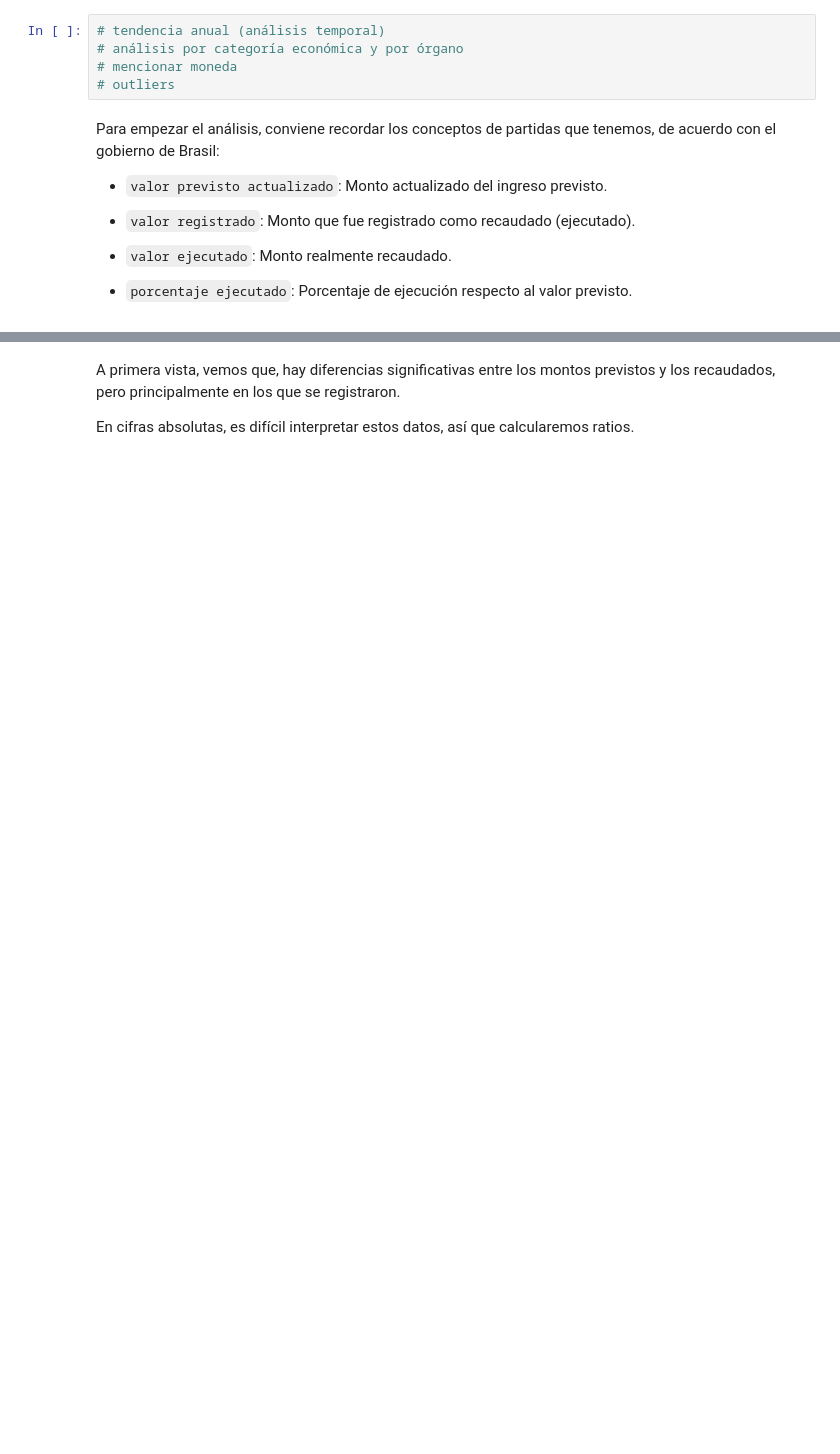
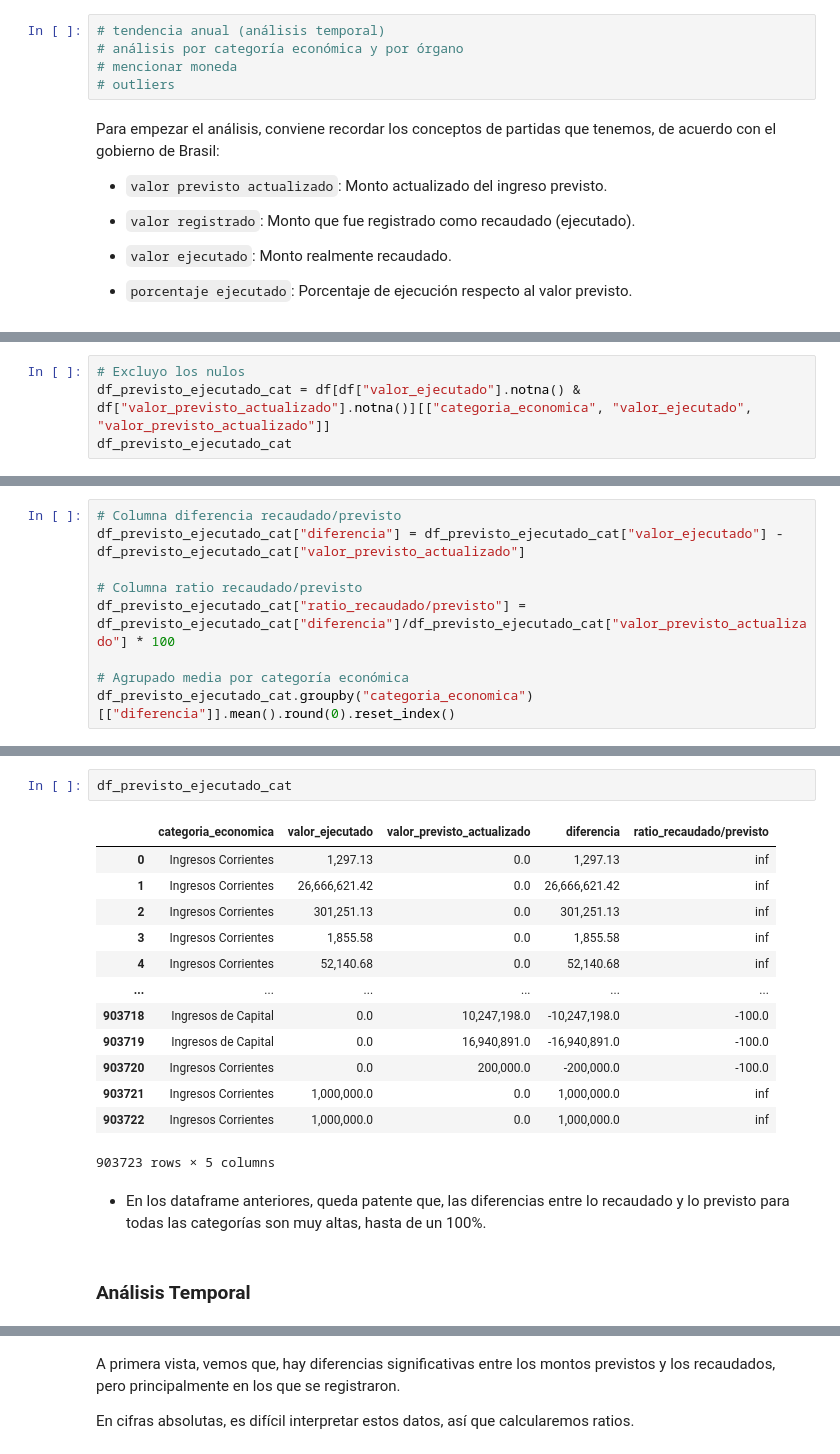
Before and after one commit to davfranco1/Proyecto2-EDA-Ingresos-Publicos-Brasil, a Jupyter notebook: notebooks/3_Análisis-Visualización.ipynb, the cells around one changed output, grey strips where cells are left out. Drawn from its saved outputs; the diff is of its cells as text; blank space fills up the shorter version.

Commit message:
Análisis

```diff
--- a/notebooks/3_Análisis-Visualización.ipynb
+++ b/notebooks/3_Análisis-Visualización.ipynb
@@ -93,0 +149,4 @@ Para empezar el análisis, conviene recordar los conceptos de partidas que tenem
+# %%
+# Excluyo los nulos
+df_previsto_ejecutado_cat = df[df["valor_ejecutado"].notna() & df["valor_previsto_actualizado"].notna()][["categoria_economica", "valor_ejecutado", "valor_previsto_actualizado"]]
+df_previsto_ejecutado_cat
@@ -93,0 +169,9 @@ Para empezar el análisis, conviene recordar los conceptos de partidas que tenem
+# %%
+# Columna diferencia recaudado/previsto
+df_previsto_ejecutado_cat["diferencia"] = df_previsto_ejecutado_cat["valor_ejecutado"] - df_previsto_ejecutado_cat["valor_previsto_actualizado"]
+
+# Columna ratio recaudado/previsto
+df_previsto_ejecutado_cat["ratio_recaudado/previsto"] = df_previsto_ejecutado_cat["diferencia"]/df_previsto_ejecutado_cat["valor_previsto_actualizado"] * 100
+
+# Agrupado media por categoría económica
+df_previsto_ejecutado_cat.groupby("categoria_economica")[["diferencia"]].mean().round(0).reset_index()
@@ -94 +185,21 @@ Para empezar el análisis, conviene recordar los conceptos de partidas que tenem
+# %%
+df_previsto_ejecutado_cat
+# %% [output]
+|  | categoria_economica | valor_ejecutado | valor_previsto_actualizado | diferencia | ratio_recaudado/previsto |
+| 0 | Ingresos Corrientes | 1,297.13 | 0.0 | 1,297.13 | inf |
+| 1 | Ingresos Corrientes | 26,666,621.42 | 0.0 | 26,666,621.42 | inf |
+| 2 | Ingresos Corrientes | 301,251.13 | 0.0 | 301,251.13 | inf |
+| 3 | Ingresos Corrientes | 1,855.58 | 0.0 | 1,855.58 | inf |
+| 4 | Ingresos Corrientes | 52,140.68 | 0.0 | 52,140.68 | inf |
+| ... | ... | ... | ... | ... | ... |
+| 903718 | Ingresos de Capital | 0.0 | 10,247,198.0 | -10,247,198.0 | -100.0 |
+| 903719 | Ingresos de Capital | 0.0 | 16,940,891.0 | -16,940,891.0 | -100.0 |
+| 903720 | Ingresos Corrientes | 0.0 | 200,000.0 | -200,000.0 | -100.0 |
+| 903721 | Ingresos Corrientes | 1,000,000.0 | 0.0 | 1,000,000.0 | inf |
+| 903722 | Ingresos Corrientes | 1,000,000.0 | 0.0 | 1,000,000.0 | inf |
+903723 rows × 5 columns
+# %% [markdown]
+- En los dataframe anteriores, queda patente que, las diferencias entre lo recaudado y lo previsto para todas las categorías son muy altas, hasta de un 100%.
+# %% [markdown]
+### Análisis Temporal
 # %%
```
Also changed, not shown: parts of 32 cells of this notebook, 1 other file.
